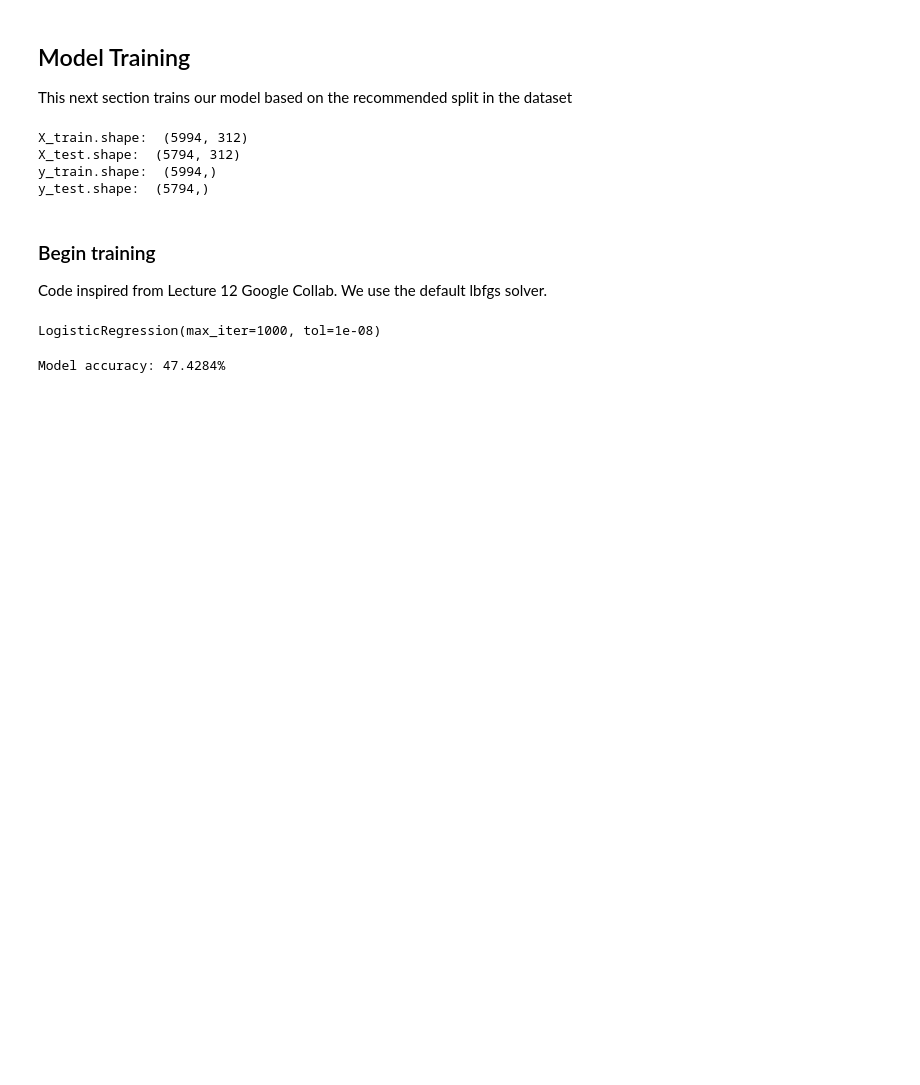
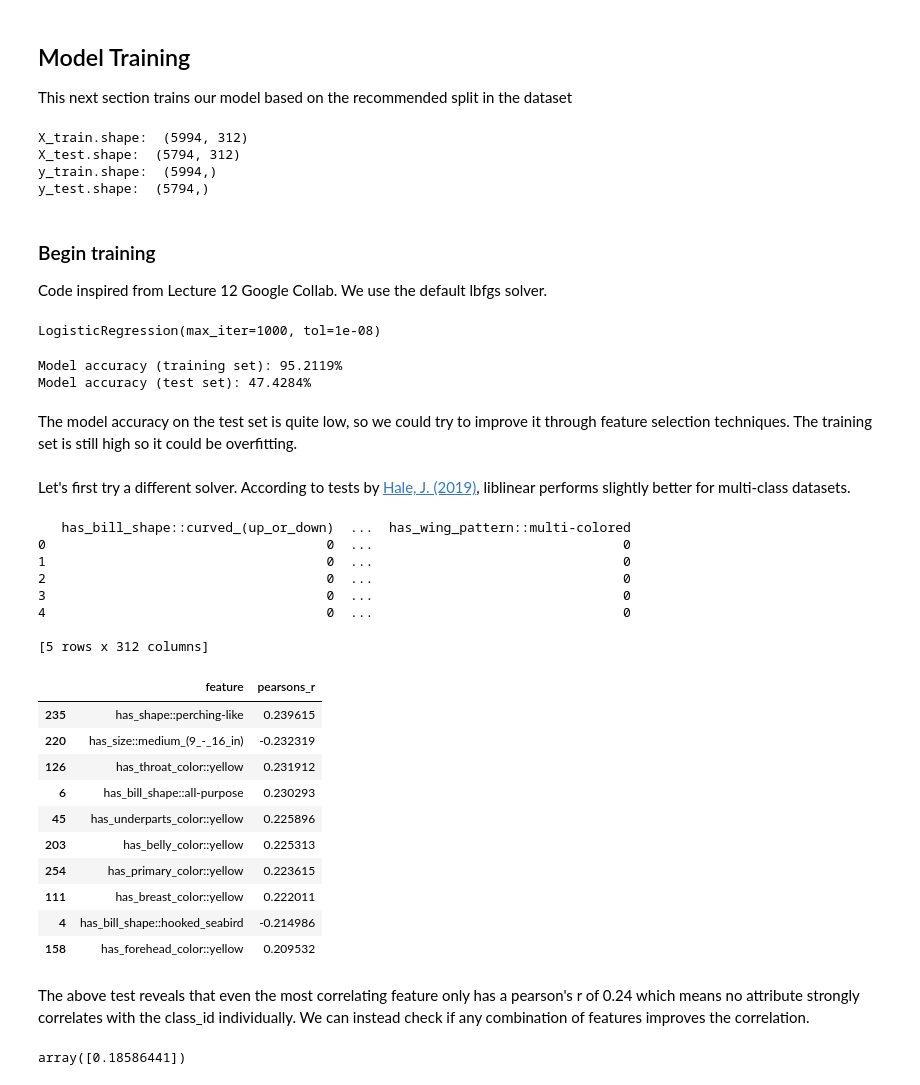
Before and after one commit to Flamingsides/f20dl-coursework-1, a Jupyter notebook: notebooks/logistic_regression.ipynb, the cells around one changed output. Cells and saved outputs as stored; diff of their text form; code cells hidden in the pictures; blank space fills up the shorter version.

Commit message:
Tried multiple solvers and feature selection strategies to attempt to improve accuracy

```diff
--- a/notebooks/logistic_regression.ipynb
+++ b/notebooks/logistic_regression.ipynb
@@ -107,10 +107,16 @@ log_reg.fit(X_train, y_train)
 # %% [output]
 LogisticRegression(max_iter=1000, tol=1e-08)
 # %%
-y_preds = log_reg.predict(X_test)
-
+y_preds_train = log_reg.predict(X_train)
+y_preds_test = log_reg.predict(X_test)
 from sklearn.metrics import accuracy_score
 
-print(f"Model accuracy: {accuracy_score(y_test, y_preds) * 100:.4f}%")
+print(f"Model accuracy (training set): {accuracy_score(y_train, y_preds_train) * 100:.4f}%")
+print(f"Model accuracy (test set): {accuracy_score(y_test, y_preds_test) * 100:.4f}%")
 # %% [output]
-Model accuracy: 47.4284%
+Model accuracy (training set): 95.2119%
+Model accuracy (test set): 47.4284%
+# %% [markdown]
+The model accuracy on the test set is quite low, so we could try to improve it through feature selection techniques. The training set is still high so it could be overfitting.
+# %% [markdown]
+Let's first try a different solver. According to tests by [Hale, J. (2019)](https://dev.to/discdiver/don-t-sweat-the-solver-stuff-20np), liblinear performs slightly better for multi-class datasets.
@@ -116,0 +135,46 @@ Model accuracy: 47.4284%
+# %%
+# Calculate correlation using Pearson's r.
+
+from sklearn.feature_selection import r_regression
+
+X, y = df[feature_cols], df.class_id
+pearsons_r_all = r_regression(X, y)
+
+# Map feature columns' names to respective Pearson's r
+zipped = list(zip(feature_cols, pearsons_r_all))
+pearsons_r_per_col = pd.DataFrame(zipped, columns=["feature", "pearsons_r"])
+
+pearsons_r_per_col = pearsons_r_per_col.sort_values(axis=0, by=["pearsons_r"], key=lambda x: -abs(x))
+
+pearsons_r_per_col.head(10)
+# %% [output]
+   has_bill_shape::curved_(up_or_down)  ...  has_wing_pattern::multi-colored
+0                                    0  ...                                0
+1                                    0  ...                                0
+2                                    0  ...                                0
+3                                    0  ...                                0
+4                                    0  ...                                0
+
+[5 rows x 312 columns]
+|  | feature | pearsons_r |
+| 235 | has_shape::perching-like | 0.239615 |
+| 220 | has_size::medium_(9_-_16_in) | -0.232319 |
+| 126 | has_throat_color::yellow | 0.231912 |
+| 6 | has_bill_shape::all-purpose | 0.230293 |
+| 45 | has_underparts_color::yellow | 0.225896 |
+| 203 | has_belly_color::yellow | 0.225313 |
+| 254 | has_primary_color::yellow | 0.223615 |
+| 111 | has_breast_color::yellow | 0.222011 |
+| 4 | has_bill_shape::hooked_seabird | -0.214986 |
+| 158 | has_forehead_color::yellow | 0.209532 |
+# %% [markdown]
+The above test reveals that even the most correlating feature only has a pearson's r of 0.24 which means no attribute strongly correlates with the class_id individually. We can instead check if any combination of features improves the correlation.
+# %%
+X, y = df[feature_cols].copy(), df.class_id.copy()
+
+X["has_any_yellow"] = X[[col for col in feature_cols if "yellow" in col]].aggregate("max", axis=1)
+
+pearsons_r_has_any_yellow = r_regression(X[["has_any_yellow"]], y)
+pearsons_r_has_any_yellow
+# %% [output]
+array([0.18586441])
```
Also changed, not shown: parts of 3 cells of this notebook.
